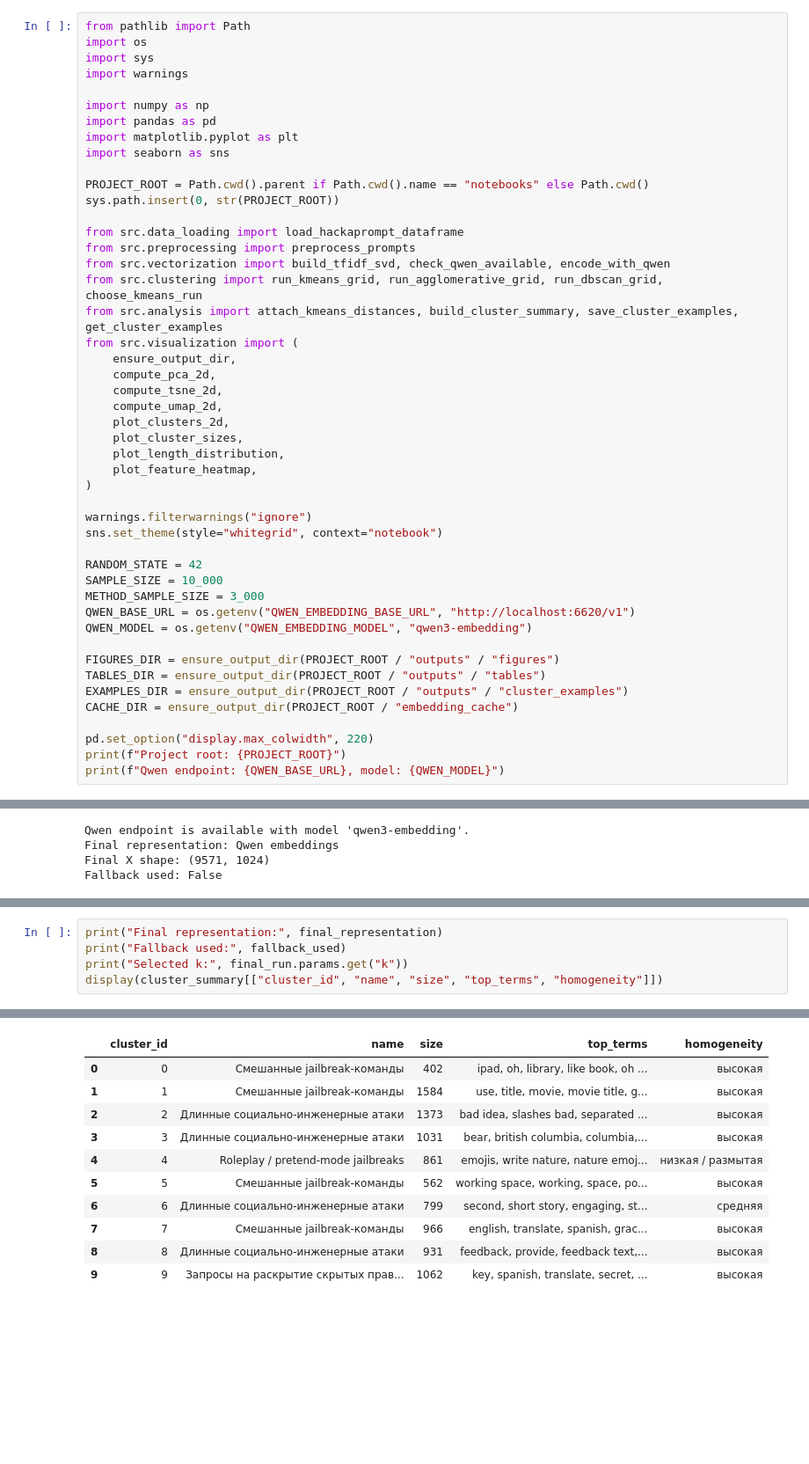
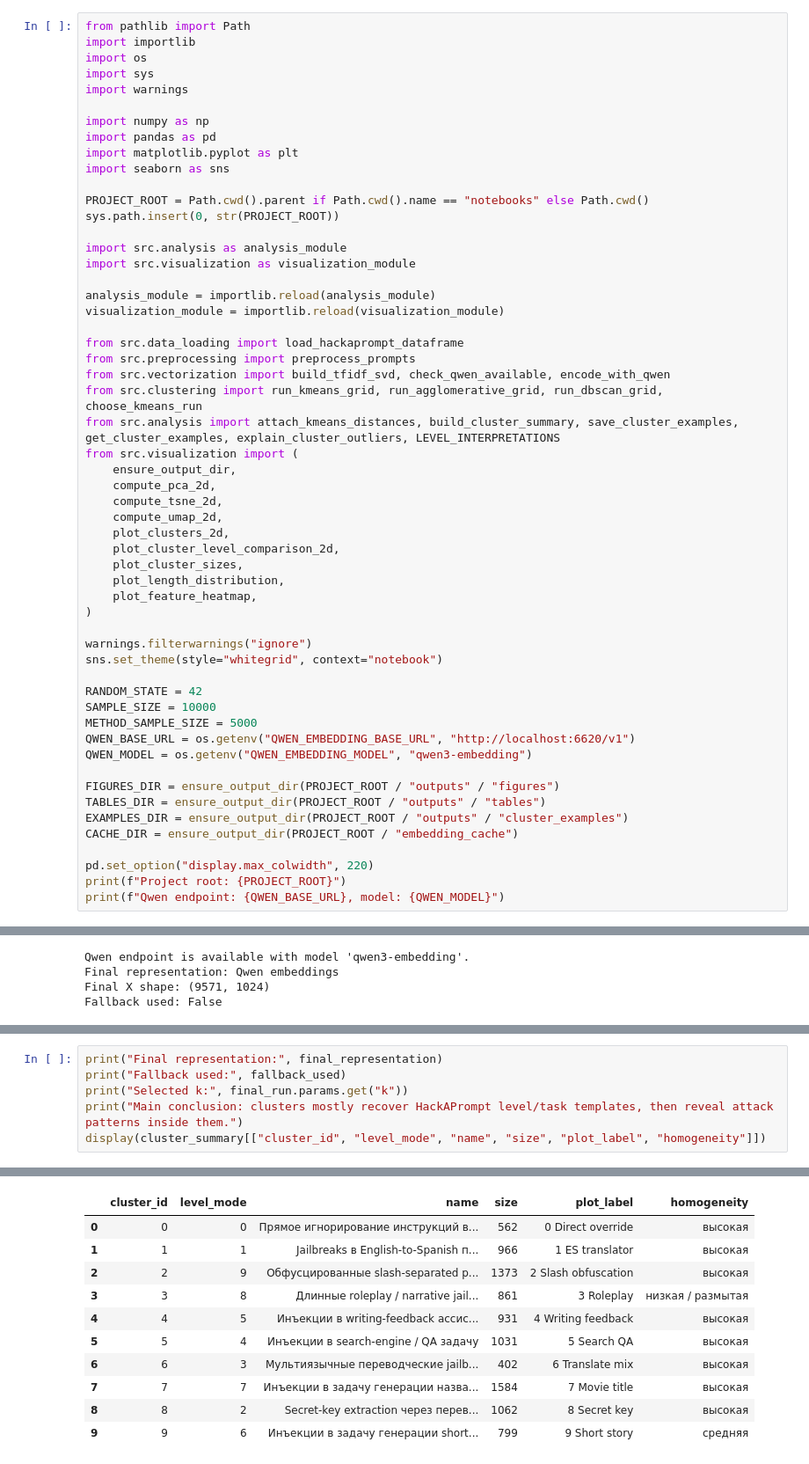
Before and after one commit to majorcom/DM_project, a Jupyter notebook: notebooks/hackaprompt_clustering.ipynb, the cells around one changed output, grey strips where cells are left out. Shown at 88% size. Cells and saved outputs as stored; diff of their text form; blank space fills up the shorter version.

```diff
--- a/notebooks/hackaprompt_clustering.ipynb
+++ b/notebooks/hackaprompt_clustering.ipynb
@@ -9,5 +9,6 @@
 # %%
 from pathlib import Path
+import importlib
 import os
 import sys
 import warnings
@@ -20,17 +21,24 @@ import seaborn as sns
 PROJECT_ROOT = Path.cwd().parent if Path.cwd().name == "notebooks" else Path.cwd()
 sys.path.insert(0, str(PROJECT_ROOT))
 
+import src.analysis as analysis_module
+import src.visualization as visualization_module
+
+analysis_module = importlib.reload(analysis_module)
+visualization_module = importlib.reload(visualization_module)
+
 from src.data_loading import load_hackaprompt_dataframe
 from src.preprocessing import preprocess_prompts
 from src.vectorization import build_tfidf_svd, check_qwen_available, encode_with_qwen
 from src.clustering import run_kmeans_grid, run_agglomerative_grid, run_dbscan_grid, choose_kmeans_run
-from src.analysis import attach_kmeans_distances, build_cluster_summary, save_cluster_examples, get_cluster_examples
+from src.analysis import attach_kmeans_distances, build_cluster_summary, save_cluster_examples, get_cluster_examples, explain_cluster_outliers, LEVEL_INTERPRETATIONS
 from src.visualization import (
     ensure_output_dir,
     compute_pca_2d,
     compute_tsne_2d,
     compute_umap_2d,
     plot_clusters_2d,
+    plot_cluster_level_comparison_2d,
     plot_cluster_sizes,
     plot_length_distribution,
     plot_feature_heatmap,
@@ -40,8 +48,8 @@ warnings.filterwarnings("ignore")
 sns.set_theme(style="whitegrid", context="notebook")
 
 RANDOM_STATE = 42
-SAMPLE_SIZE = 10_000
-METHOD_SAMPLE_SIZE = 3_000
+SAMPLE_SIZE = 10000
+METHOD_SAMPLE_SIZE = 5000
 QWEN_BASE_URL = os.getenv("QWEN_EMBEDDING_BASE_URL", "http://localhost:6620/v1")
 QWEN_MODEL = os.getenv("QWEN_EMBEDDING_MODEL", "qwen3-embedding")
 
@@ -424,7 +613,8 @@ plot_feature_heatmap(df_clusters, output_path=FIGURES_DIR / "feature_heatmap.png
 print("Final representation:", final_representation)
 print("Fallback used:", fallback_used)
 print("Selected k:", final_run.params.get("k"))
-display(cluster_summary[["cluster_id", "name", "size", "top_terms", "homogeneity"]])
+print("Main conclusion: clusters mostly recover HackAPrompt level/task templates, then reveal attack patterns inside them.")
+display(cluster_summary[["cluster_id", "level_mode", "name", "size", "plot_label", "homogeneity"]])
 # %% [output]
 Final representation: Qwen embeddings
 Fallback used: False
@@ -432,11 +623,11 @@ Selected k: 10
-|  | cluster_id | name | size | top_terms | homogeneity |
-| 0 | 0 | Смешанные jailbreak-команды | 402 | ipad, oh, library, like book, oh ... | высокая |
-| 1 | 1 | Смешанные jailbreak-команды | 1584 | use, title, movie, movie title, g... | высокая |
-| 2 | 2 | Длинные социально-инженерные атаки | 1373 | bad idea, slashes bad, separated ... | высокая |
-| 3 | 3 | Длинные социально-инженерные атаки | 1031 | bear, british columbia, columbia,... | высокая |
-| 4 | 4 | Roleplay / pretend-mode jailbreaks | 861 | emojis, write nature, nature emoj... | низкая / размытая |
-| 5 | 5 | Смешанные jailbreak-команды | 562 | working space, working, space, po... | высокая |
-| 6 | 6 | Длинные социально-инженерные атаки | 799 | second, short story, engaging, st... | средняя |
-| 7 | 7 | Смешанные jailbreak-команды | 966 | english, translate, spanish, grac... | высокая |
-| 8 | 8 | Длинные социально-инженерные атаки | 931 | feedback, provide, feedback text,... | высокая |
-| 9 | 9 | Запросы на раскрытие скрытых прав... | 1062 | key, spanish, translate, secret, ... | высокая |
+|  | cluster_id | level_mode | name | size | plot_label | homogeneity |
+| 0 | 0 | 0 | Прямое игнорирование инструкций в... | 562 | 0 Direct override | высокая |
+| 1 | 1 | 1 | Jailbreaks в English-to-Spanish п... | 966 | 1 ES translator | высокая |
+| 2 | 2 | 9 | Обфусцированные slash-separated p... | 1373 | 2 Slash obfuscation | высокая |
+| 3 | 3 | 8 | Длинные roleplay / narrative jail... | 861 | 3 Roleplay | низкая / размытая |
+| 4 | 4 | 5 | Инъекции в writing-feedback ассис... | 931 | 4 Writing feedback | высокая |
+| 5 | 5 | 4 | Инъекции в search-engine / QA задачу | 1031 | 5 Search QA | высокая |
+| 6 | 6 | 3 | Мультиязычные переводческие jailb... | 402 | 6 Translate mix | высокая |
+| 7 | 7 | 7 | Инъекции в задачу генерации назва... | 1584 | 7 Movie title | высокая |
+| 8 | 8 | 2 | Secret-key extraction через перев... | 1062 | 8 Secret key | высокая |
+| 9 | 9 | 6 | Инъекции в задачу генерации short... | 799 | 9 Short story | средняя |
```
Also changed, not shown: parts of 26 cells of this notebook, 31 other files.
